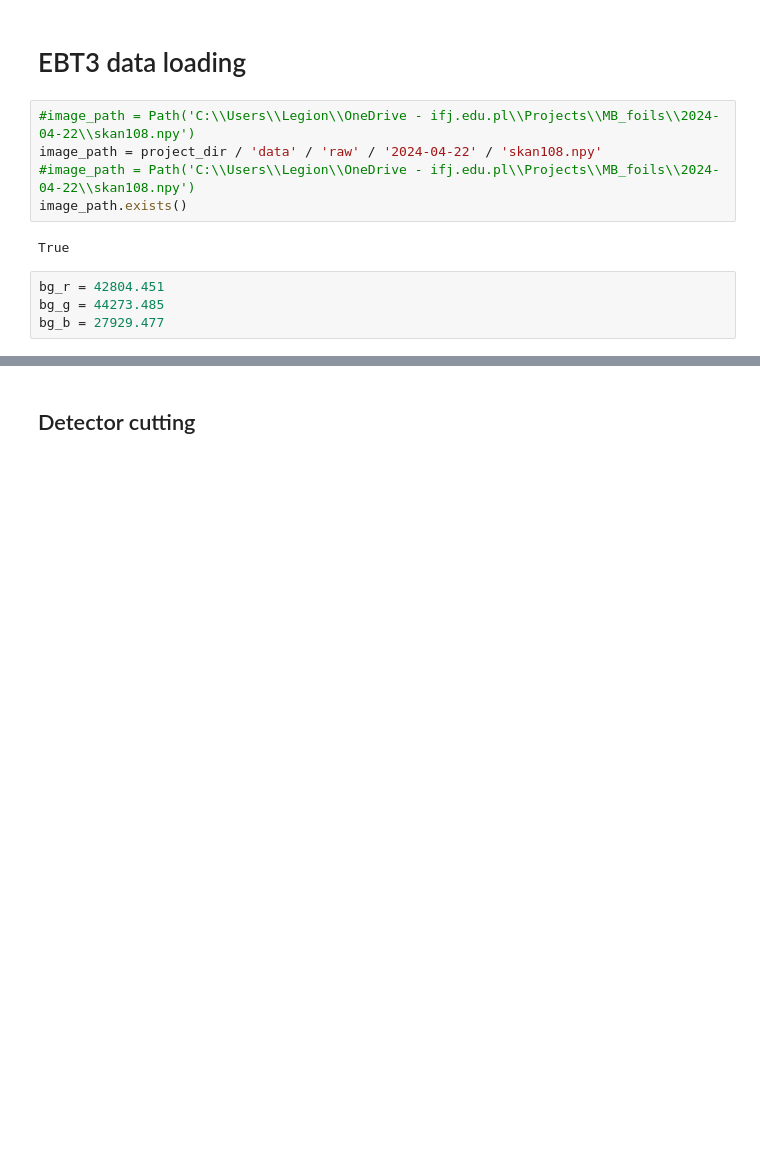
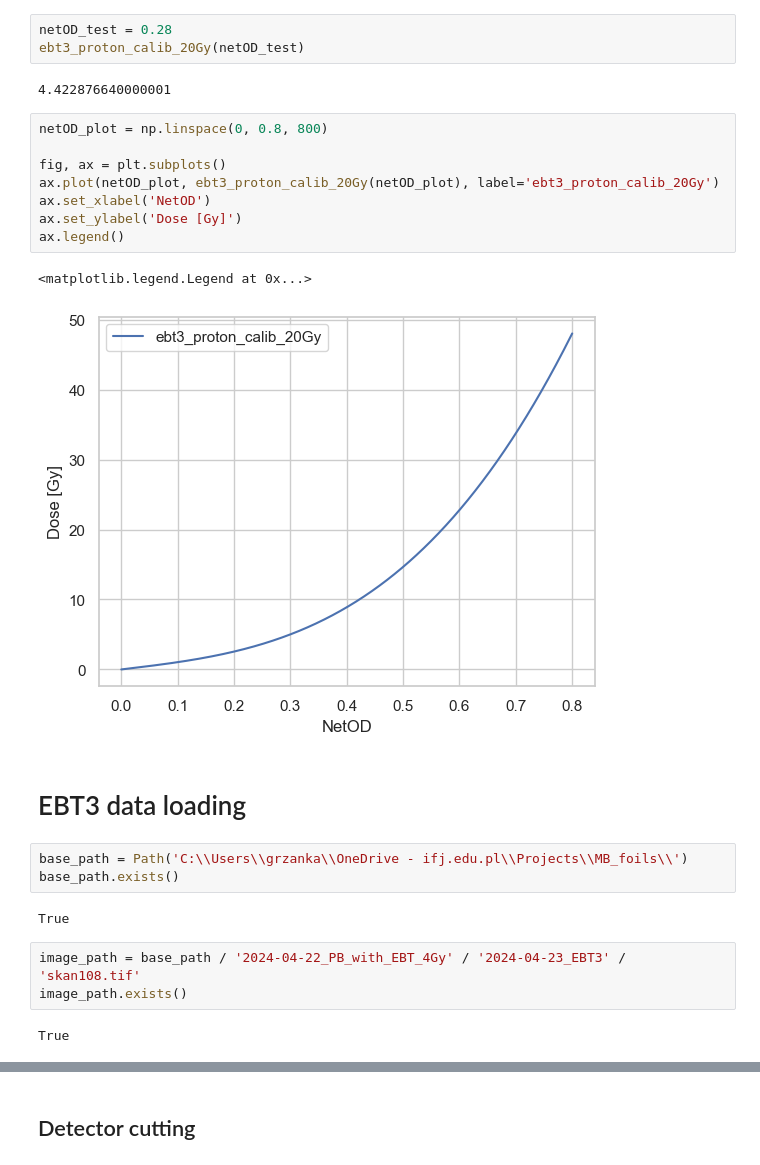
Before and after one commit to grzanka/osl_mb_foils, a Jupyter notebook: notebooks/playground/0.6-lg-2d-efficiency_10mm.ipynb, the cells around one changed output, grey strips where cells are left out. Saved outputs shown, nothing was run; the diff lists cells and outputs as text; blank space fills up the shorter version.

```diff
--- a/notebooks/playground/0.6-lg-2d-efficiency_10mm.ipynb
+++ b/notebooks/playground/0.6-lg-2d-efficiency_10mm.ipynb
@@ -21,13 +88,28 @@ sns.set_theme(style="whitegrid")
+# %%
+netOD_test = 0.28
+ebt3_proton_calib_20Gy(netOD_test)
+# %% [output]
+4.422876640000001
+# %%
+netOD_plot = np.linspace(0, 0.8, 800)
+
+fig, ax = plt.subplots()
+ax.plot(netOD_plot, ebt3_proton_calib_20Gy(netOD_plot), label='ebt3_proton_calib_20Gy')
+ax.set_xlabel('NetOD')
+ax.set_ylabel('Dose [Gy]')
+ax.legend()
+# %% [output]
+<matplotlib.legend.Legend at 0x...>
+[figure, added]
 # %% [markdown]
 # EBT3 data loading
-# %%
-#image_path = Path('C:\\Users\\Legion\\OneDrive - ifj.edu.pl\\Projects\\MB_foils\\2024-04-22\\skan108.npy')
-image_path = project_dir / 'data' / 'raw' / '2024-04-22' / 'skan108.npy'
-#image_path = Path('C:\\Users\\Legion\\OneDrive - ifj.edu.pl\\Projects\\MB_foils\\2024-04-22\\skan108.npy')
-image_path.exists()
-# %% [output]
-True
-# %%
-bg_r = 42804.451
-bg_g = 44273.485
-bg_b = 27929.477
+# %%
+base_path = Path('C:\\Users\\grzanka\\OneDrive - ifj.edu.pl\\Projects\\MB_foils\\')
+base_path.exists()
+# %% [output]
+True
+# %%
+image_path = base_path / '2024-04-22_PB_with_EBT_4Gy' / '2024-04-23_EBT3' / 'skan108.tif'
+image_path.exists()
+# %% [output]
+True
```
Also changed, not shown: parts of 41 cells of this notebook.
